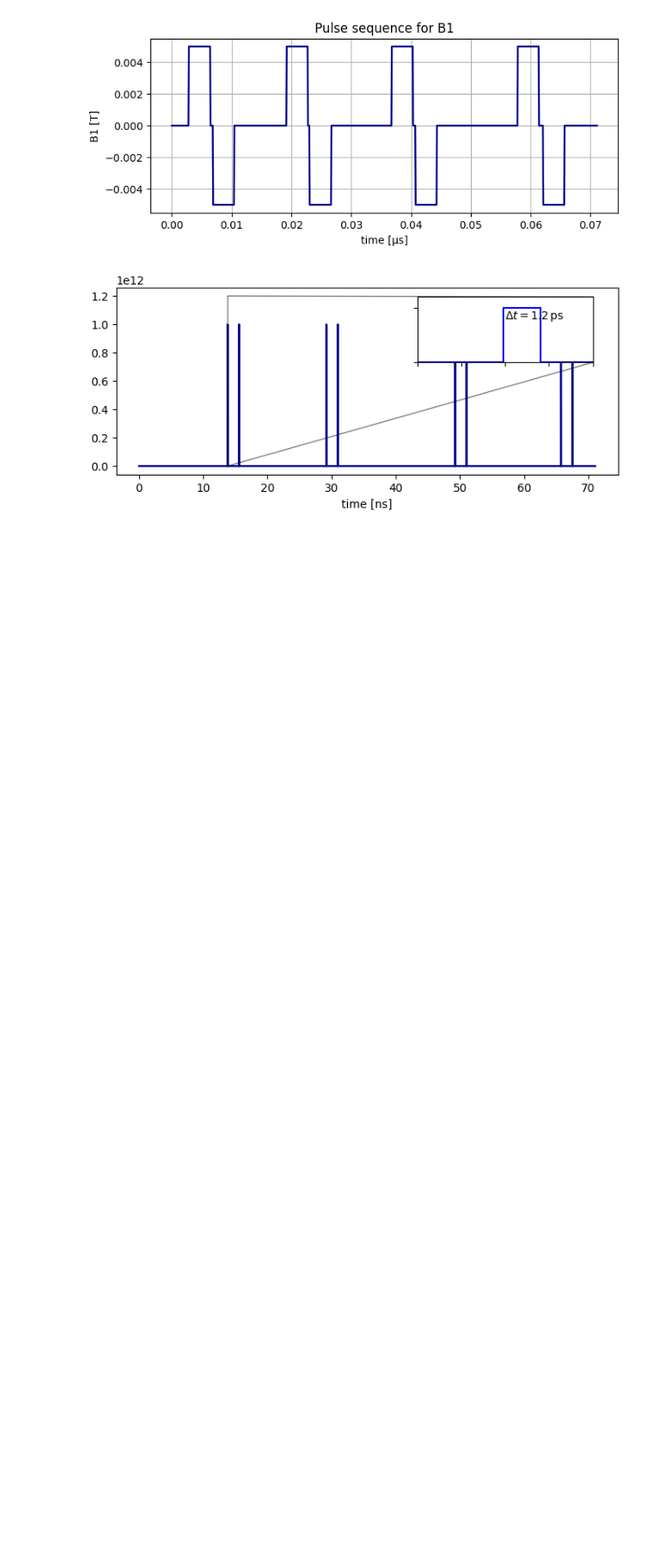
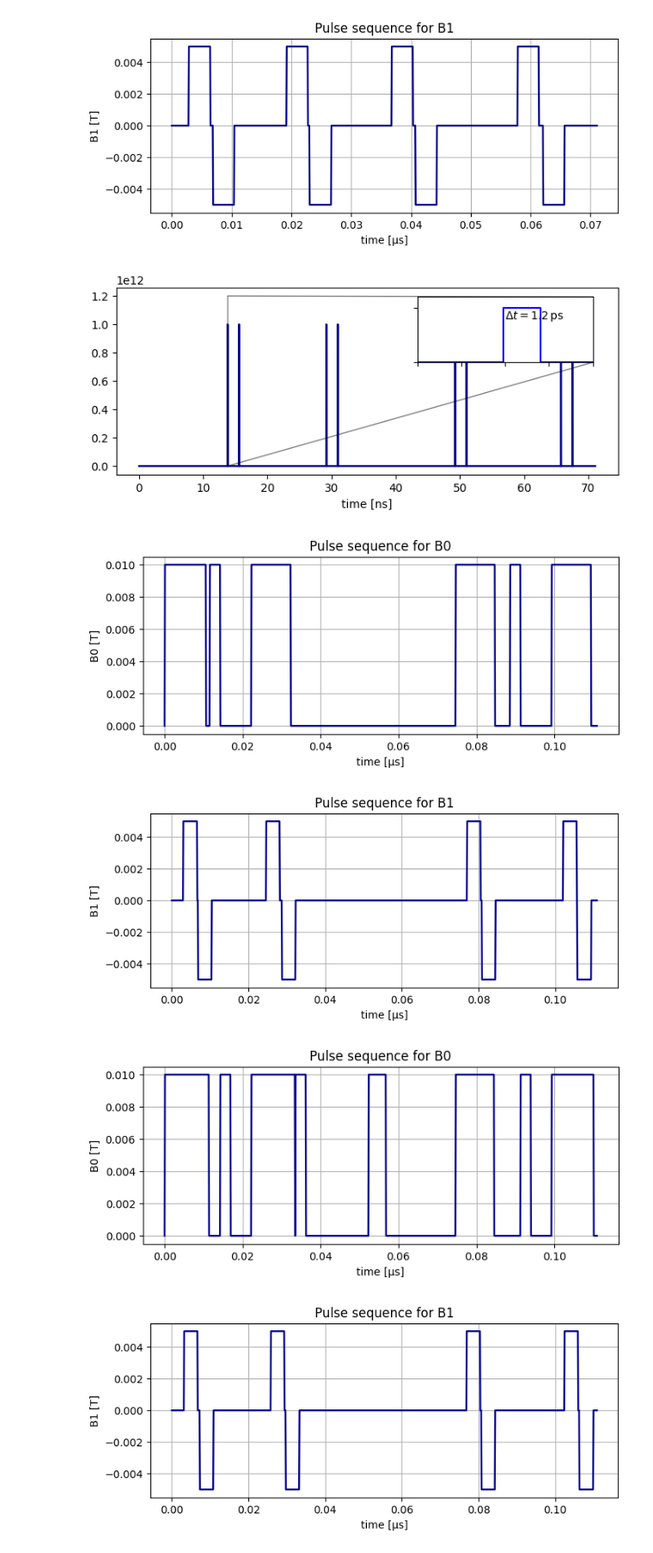
Before and after one commit to 6arlos6/QML_with_spins_using_DRU_algorithm, a Jupyter notebook: test_3_fidelities_intra_states.ipynb, the cells around one changed output. Shown at 86% size. Drawn from its saved outputs; the diff is of its cells as text; code cells hidden in the pictures; blank space fills up the shorter version.

Commit message:
test_4 listo

```diff
--- a/test_3_fidelities_intra_states.ipynb
+++ b/test_3_fidelities_intra_states.ipynb
@@ -185,8 +185,11 @@ def plot_pulses_v2(self, verbose = 1, key_show = 'all'):
         B0_pulses += np.array(B0_i)
         # B1 results
         # Correccion:
-        if dict_pulse['B1'] != 0:
-          dv = self.noise_std/abs(dict_pulse['B1'])
+        if self.tf_noise == True:
+          if dict_pulse['B1'] != 0:
+            dv = self.noise_std/abs(dict_pulse['B1'])
+          else:
+            dv = 0
         else:
           dv = 0
         args2= {"t_init": dict_pulse['t_i'], "t_final": dict_pulse['t_f'], "std_noise": dv }
@@ -306,3 +309,37 @@ plot_pulses_v2(dru_circuit)
 [figure]
 [figure]
 [figure]
+# %%
+X, y =  make_IRIS_v2(3,3)
+
+tf_entanglement = True
+
+model = Modelo_DRU(qcircuit_4_qubit_mixed, fidelity_cost,
+                        epochs = 2, n_clases = 3, n_qubits = 4,
+                        features = 3, num_layers = 4, alpha_noise = 0.0, val_prc = 0.2,
+                        save_process = False, save_w_states = False,
+                        entanglement = tf_entanglement )
+
+# splita data:
+X_train, X_test, y_train, y_test = train_test_split(X, y, test_size = 0.3, random_state=42)
+
+# get optimized parameters
+paramters_1q, bias_1q = model.fit(X_train, y_train, X_test, y_test)
+
+dru_circuit = CompositeGateProcessor(n_points_pulse_Ri=100,
+                                     N_qubits = 4,
+                                     tf_noise=False,
+                                     ket_dru_0 = tensor(basis(2, 0),basis(2, 0),basis(2, 0), basis(2, 0)),
+                                     save_pulses= True)
+
+state_dru = dru_circuit.qcircuit_DRU_4_Qubit(paramters_1q,
+                                             model.X_val[1],
+                                             bias=bias_1q,
+                                             entanglement = tf_entanglement)
+# %%
+plot_pulses_v2(dru_circuit)
+# %% [output]
+[figure, added]
+[figure, added]
+[figure, added]
+[figure, added]
```
Also changed, not shown: parts of 1 cell of this notebook, 55 other files.
